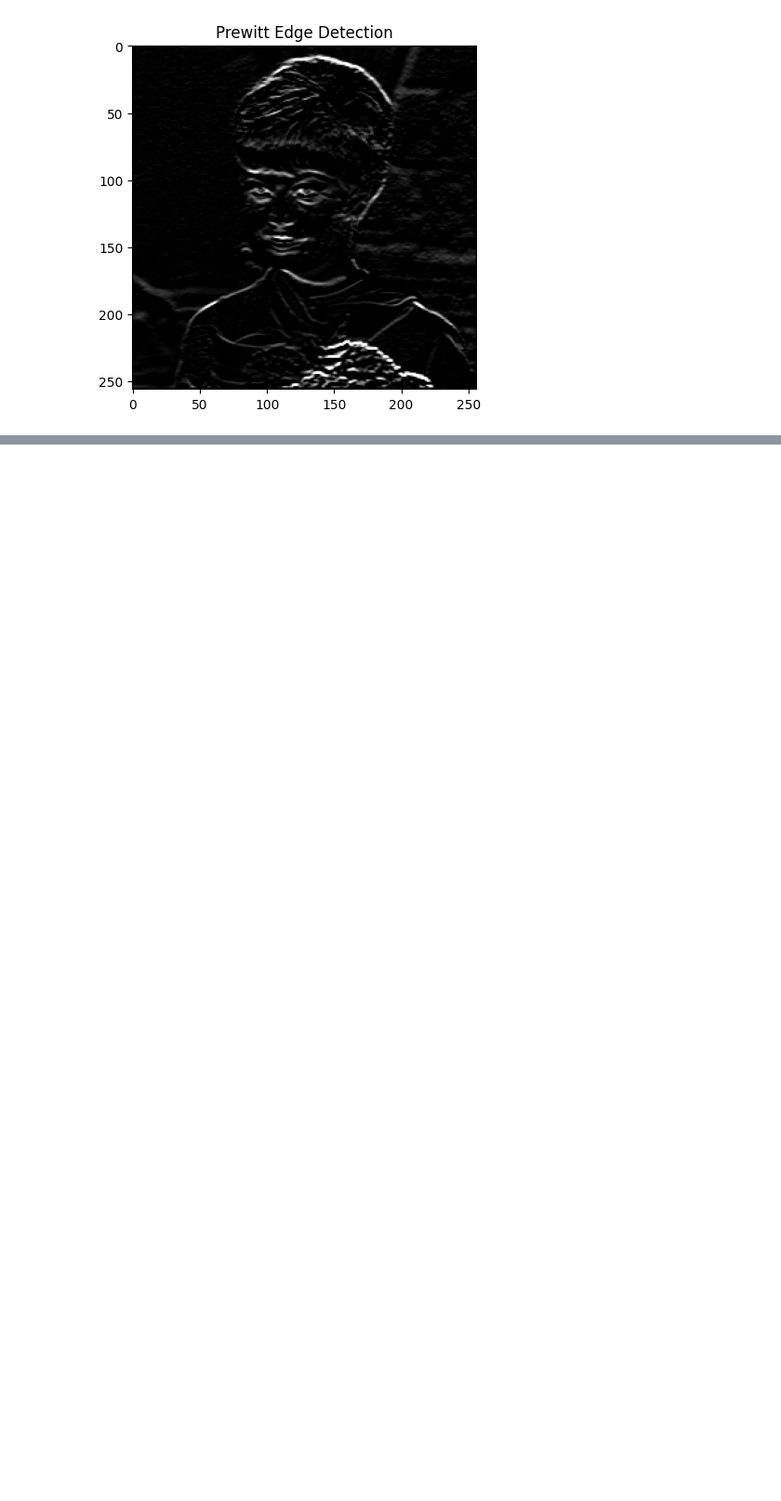
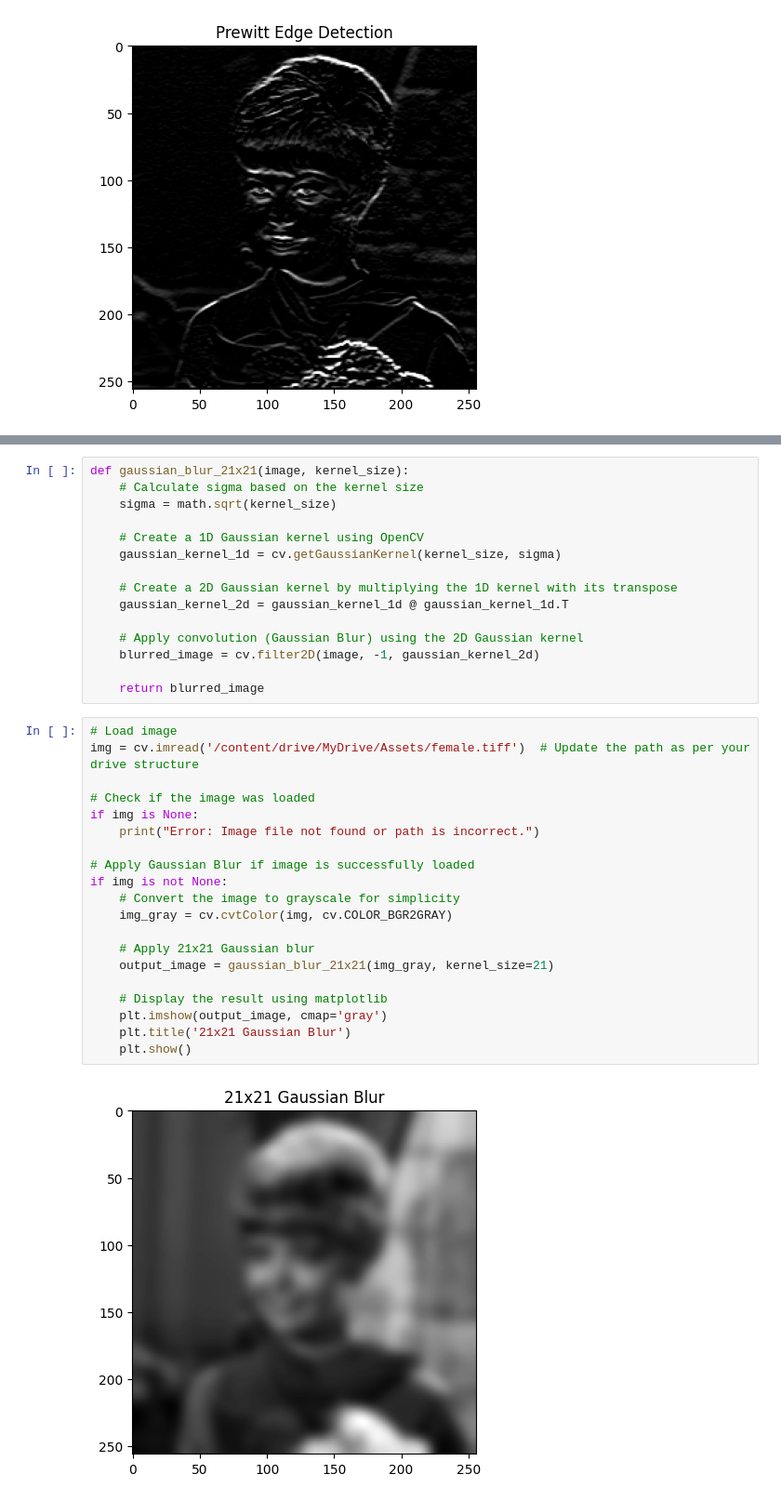
Before and after one commit to ashdiqqi/PCVK_Ganjil_2024, a Jupyter notebook: Week7.ipynb, the cells around one changed output, grey strips where cells are left out. Shown at 93% size. Cells and saved outputs as stored; diff of their text form; blank space fills up the shorter version.

```diff
--- a/Week7.ipynb
+++ b/Week7.ipynb
@@ -200,0 +232,37 @@ if img is not None:
+# %%
+def gaussian_blur_21x21(image, kernel_size):
+    # Calculate sigma based on the kernel size
+    sigma = math.sqrt(kernel_size)
+
+    # Create a 1D Gaussian kernel using OpenCV
+    gaussian_kernel_1d = cv.getGaussianKernel(kernel_size, sigma)
+
+    # Create a 2D Gaussian kernel by multiplying the 1D kernel with its transpose
+    gaussian_kernel_2d = gaussian_kernel_1d @ gaussian_kernel_1d.T
+
+    # Apply convolution (Gaussian Blur) using the 2D Gaussian kernel
+    blurred_image = cv.filter2D(image, -1, gaussian_kernel_2d)
+
+    return blurred_image
+# %%
+# Load image
+img = cv.imread('/content/drive/MyDrive/Assets/female.tiff')  # Update the path as per your drive structure
+
+# Check if the image was loaded
+if img is None:
+    print("Error: Image file not found or path is incorrect.")
+
+# Apply Gaussian Blur if image is successfully loaded
+if img is not None:
+    # Convert the image to grayscale for simplicity
+    img_gray = cv.cvtColor(img, cv.COLOR_BGR2GRAY)
+
+    # Apply 21x21 Gaussian blur
+    output_image = gaussian_blur_21x21(img_gray, kernel_size=21)
+
+    # Display the result using matplotlib
+    plt.imshow(output_image, cmap='gray')
+    plt.title('21x21 Gaussian Blur')
+    plt.show()
+# %% [output]
+[figure, added]
```
Also changed, not shown: parts of 3 cells of this notebook.
